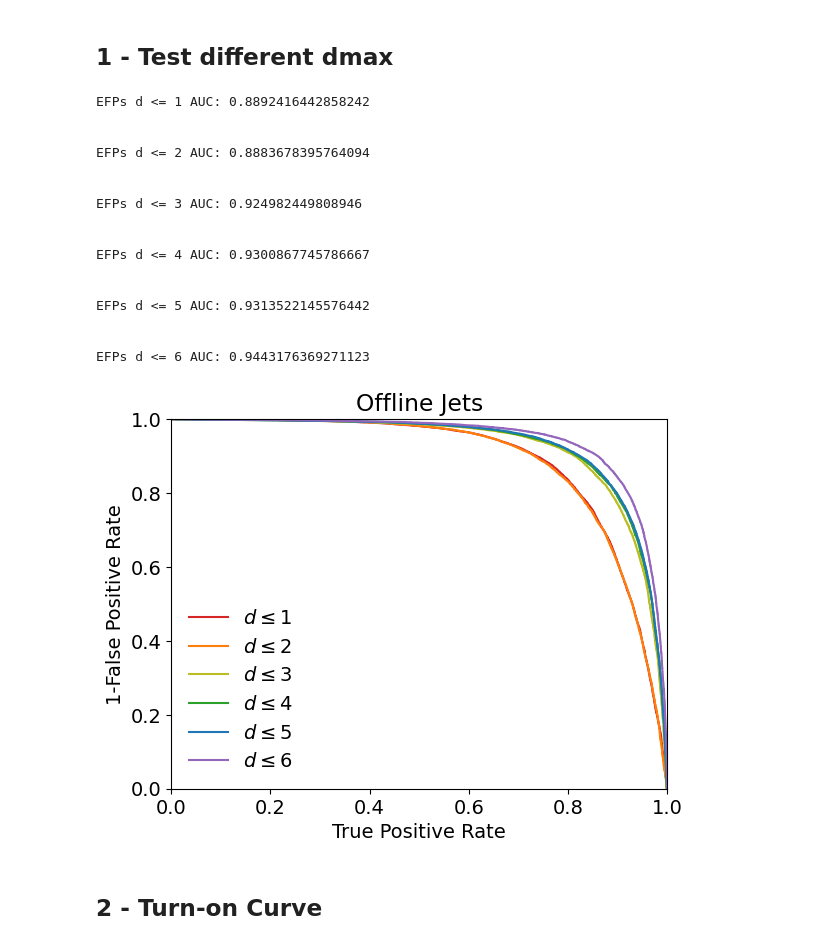
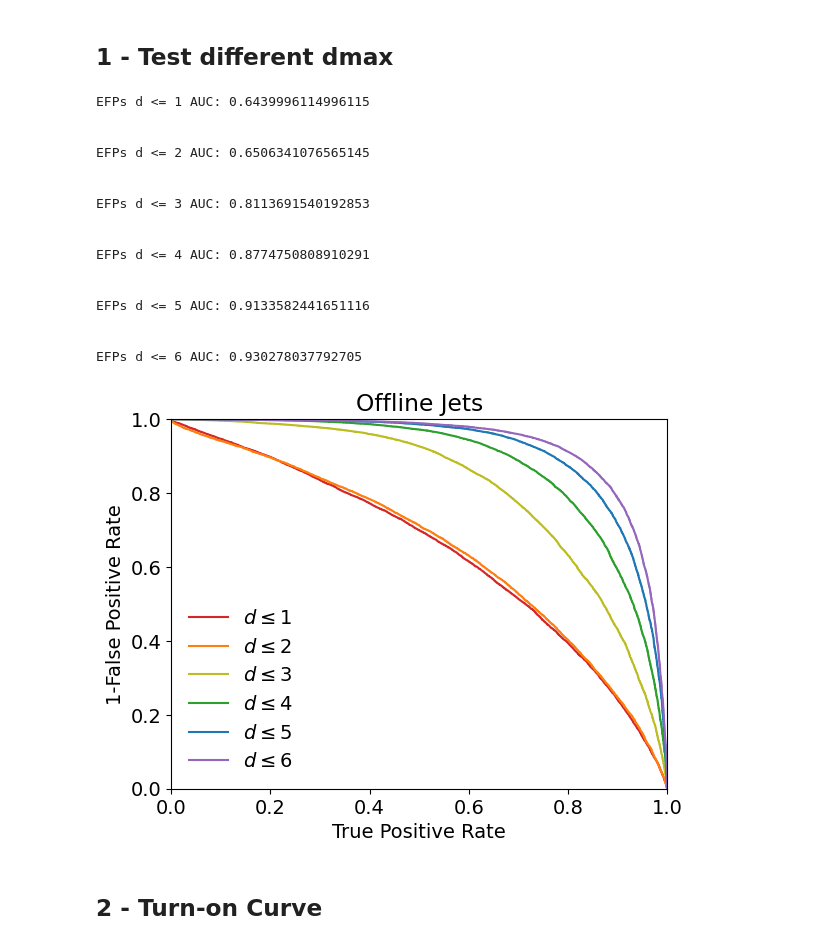
Before and after one commit to aritafc/energy-flow-analysis, a Jupyter notebook: Offline_L1Trigger_Jets.ipynb, the cells around one changed output. Saved outputs shown, nothing was run; the diff lists cells and outputs as text; code cells hidden in the pictures.

Commit message:
add analysis notebooks

```diff
--- a/Offline_L1Trigger_Jets.ipynb
+++ b/Offline_L1Trigger_Jets.ipynb
@@ -708,6 +710,6 @@ np.save('efps_dmax6.npy', X_EFP)
 # %%
 # Retrieve energy of the fourth leading jet
-data = ak.concatenate([background, signal])
+data = ak.concatenate([background_ordered, signal_ordered])
 pt_fourth_leading_jet = []
 for event in data:
   if len(event) < 4:
@@ -1544,9 +1040,0 @@ The 5% acceptance threshold is: 166810053.7200
-# %%
-tot_sig_energies = []
-sel_sig_energies = []
-
-for i in range(len(EFP_sig)):
-  if pt4_sig_offline[i] != 0:
-    tot_sig_energies.append(pt4_sig_offline[i])
-    if EFP_sig[i] >= threshold:
-      sel_sig_energies.append(pt4_sig_offline[i])
@@ -1600,9 +1040,0 @@ np.savez('EFP43_pt4_offline.npz', energy=energy, signal_eff=signal_efficiency, e
-# %%
-# Retrieve pT of the fourth leading jet for all signal events
-signal_mass = []
-selected_mass = []
-for i in range(len(true_mass_sig)):
-  if true_mass_sig[i] != 0:
-    signal_mass.append(true_mass_sig[i])
-    if EFP_sig[i] >= threshold:
-      selected_mass.append(true_mass_sig[i])
@@ -1660,7 +1046,7 @@ In this section, we apply a linear classifier (Linear Discriminant Analysis) to
 ## 1 - Test different dmax
 # %%
 # Train models with different numbers of EFPs as input
-dmax = 5
+dmax = 6
 rocs = []
 aucs = []
 for d in range(1, dmax+1):
@@ -1669,7 +1055,7 @@ for d in range(1, dmax+1):
     model =LinearDiscriminantAnalysis(tol=1e-12)
 
     # select EFPs with degree <= d
-    X_d = X_dim5[:,efpset.sel(('d<=', d))]
+    X_d = X_EFP[:,efpset.sel(('d<=', d))]
 
     # Split into training and test sets
     (X_train, X_test, y_train, y_test) = train_test_split(X_d, y, test_size=test_frac)
@@ -1695,67 +1081,41 @@ for d in range(1, dmax+1):
         print()
         print('EFPs d <= {} AUC:'.format(d), auc)
         print()
 
-# Repeat for d <= 6
-model =LinearDiscriminantAnalysis(tol=1e-12)
-# Split into training and test sets
-(X_train, X_test, y_train, y_test) = train_test_split(X_EFP, y, test_size=test_frac)
-
-# Standardize data
-scaler = StandardScaler()
-X_train_nor = scaler.fit_transform(X_train)
-X_test_nor = scaler.transform(X_test)
-
-# train model
-model.fit(X_train_nor, y_train)
-
-# get predictions on test data
-preds = model.predict_proba(X_test_nor)
-
-# get ROC curve if we have sklearn
-if roc_curve:
-    rocs.append(roc_curve(y_test, preds[:,1]))
-    # get area under the ROC curve
-    auc = roc_auc_score(y_test, preds[:,1])
-    aucs.append(auc)
-    print()
-    print('EFPs d <= 6 AUC:'.format(d), auc)
-    print()
-
 # iterate over the ROC curves and plot them
-for i,d in enumerate(range(1, dmax+2)):
+for i,d in enumerate(range(1, dmax+1)):
     plt.plot(rocs[i][1], 1-rocs[i][0], '-', color=colors[i],
                                             label=r'$d \leq${}'.format(d))
 
 # axes labels
 plt.xlabel('True Positive Rate')
 plt.ylabel('1-False Positive Rate')
 plt.title('Offline Jets')
 # axes limits
 plt.xlim(0, 1)
 plt.ylim(0, 1)
 
 # make legend and show plot
 plt.legend(loc='lower left', frameon=False)
 plt.show()
 # %% [output]
-EFPs d <= 1 AUC: 0.8892416442858242
+EFPs d <= 1 AUC: 0.6439996114996115
 
 
-EFPs d <= 2 AUC: 0.8883678395764094
+EFPs d <= 2 AUC: 0.6506341076565145
 
 
-EFPs d <= 3 AUC: 0.924982449808946
+EFPs d <= 3 AUC: 0.8113691540192853
 
 
-EFPs d <= 4 AUC: 0.9300867745786667
+EFPs d <= 4 AUC: 0.8774750808910291
 
 
-EFPs d <= 5 AUC: 0.9313522145576442
+EFPs d <= 5 AUC: 0.9133582441651116
 
 
-EFPs d <= 6 AUC: 0.9443176369271123
+EFPs d <= 6 AUC: 0.930278037792705
-[figure, old version]
+[figure, new version]
 # %% [markdown]
 ## 2 - Turn-on Curve
 # %% [markdown]
```
Also changed, not shown: parts of 72 cells of this notebook, 1 other file.
